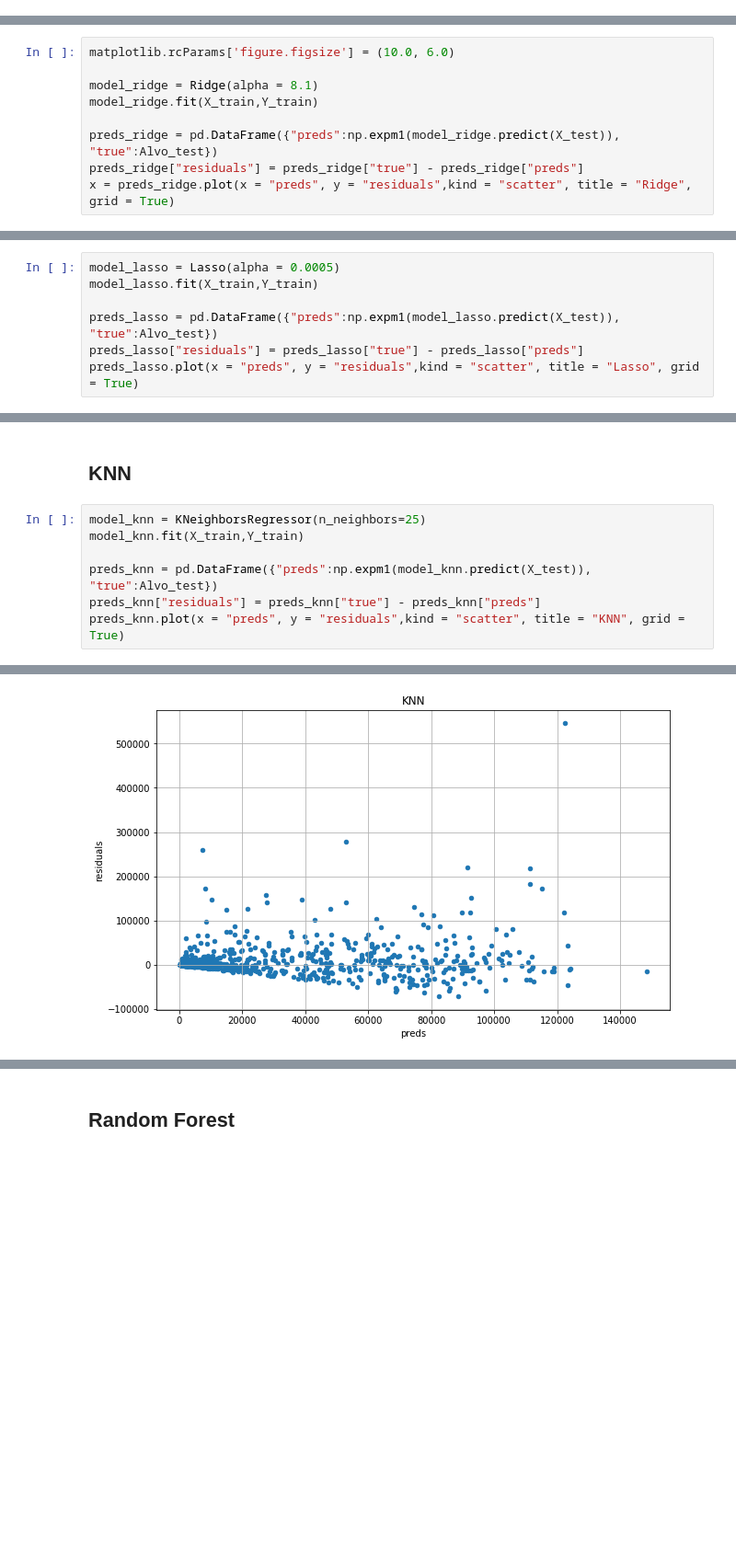
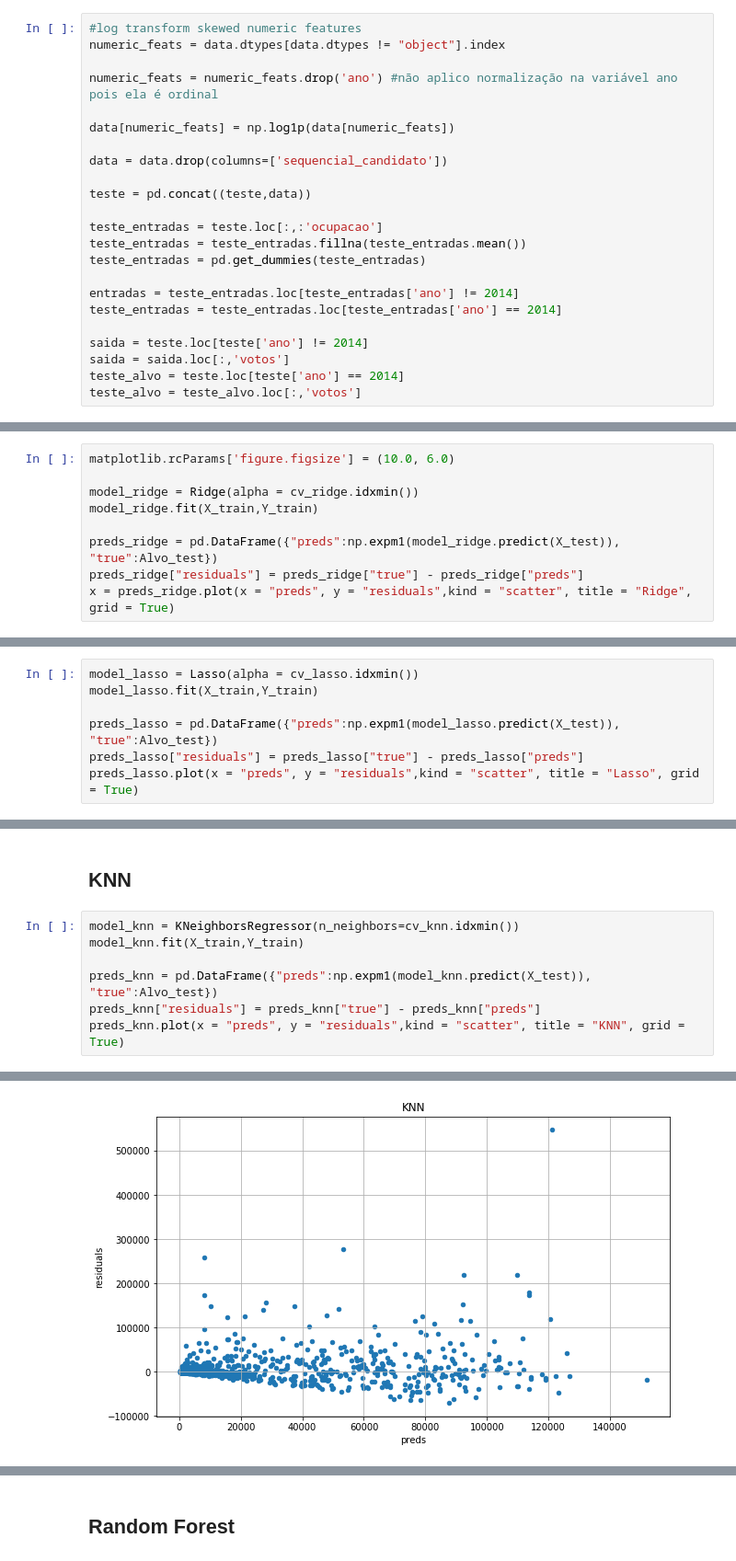
Before and after one commit to RenatoEly/aprendizagemDeMaquina, a Jupyter notebook: Ex3/previsão votação de deputados.ipynb, the cells around one changed output, grey strips where cells are left out. Shown at 92% size. Saved outputs shown, nothing was run; the diff lists cells and outputs as text; blank space fills up the shorter version.

```diff
--- a/Ex3/previsão votação de deputados.ipynb
+++ b/Ex3/previsão votação de deputados.ipynb
@@ -65,3 +65,26 @@ data = data.drop(columns=['sequencial_candidato'])
+# %%
+#log transform skewed numeric features
+numeric_feats = data.dtypes[data.dtypes != "object"].index
+
+numeric_feats = numeric_feats.drop('ano') #não aplico normalização na variável ano pois ela é ordinal
+
+data[numeric_feats] = np.log1p(data[numeric_feats])
+
+data = data.drop(columns=['sequencial_candidato'])
+
+teste = pd.concat((teste,data))
+
+teste_entradas = teste.loc[:,:'ocupacao']
+teste_entradas = teste_entradas.fillna(teste_entradas.mean())
+teste_entradas = pd.get_dummies(teste_entradas)
+
+entradas = teste_entradas.loc[teste_entradas['ano'] != 2014]
+teste_entradas = teste_entradas.loc[teste_entradas['ano'] == 2014]
+
+saida = teste.loc[teste['ano'] != 2014]
+saida = saida.loc[:,'votos']
+teste_alvo = teste.loc[teste['ano'] == 2014]
+teste_alvo = teste_alvo.loc[:,'votos']
 # %% [markdown]
 Aplicando normalização em todas as variáveis numéricas, exceto ano, pois apesar de ela ser um número, a considerei ordinal em vez de numérica.
 # %%
@@ -206,7 +224,7 @@ Aplicando função para retornar os dados de teste para escala original, para ca
 # %%
 matplotlib.rcParams['figure.figsize'] = (10.0, 6.0)
 
-model_ridge = Ridge(alpha = 8.1)
+model_ridge = Ridge(alpha = cv_ridge.idxmin())
 model_ridge.fit(X_train,Y_train)
 
 preds_ridge = pd.DataFrame({"preds":np.expm1(model_ridge.predict(X_test)), "true":Alvo_test})
@@ -224,7 +242,7 @@ O rmse na validação do modelo Ridge é 32681.2551279803
 # %% [markdown]
 ## Lasso
 # %%
-model_lasso = Lasso(alpha = 0.0005)
+model_lasso = Lasso(alpha = cv_lasso.idxmin())
 model_lasso.fit(X_train,Y_train)
 
 preds_lasso = pd.DataFrame({"preds":np.expm1(model_lasso.predict(X_test)), "true":Alvo_test})
@@ -241,15 +259,15 @@ O rmse na validação do modelo Lasso é 32701.477739934096
 # %% [markdown]
 ## KNN
 # %%
-model_knn = KNeighborsRegressor(n_neighbors=25)
+model_knn = KNeighborsRegressor(n_neighbors=cv_knn.idxmin())
 model_knn.fit(X_train,Y_train)
 
 preds_knn = pd.DataFrame({"preds":np.expm1(model_knn.predict(X_test)), "true":Alvo_test})
 preds_knn["residuals"] = preds_knn["true"] - preds_knn["preds"]
 preds_knn.plot(x = "preds", y = "residuals",kind = "scatter", title = "KNN", grid = True)
 # %% [output]
 <matplotlib.axes._subplots.AxesSubplot at 0x...>
-[figure, old version]
+[figure, new version]
 # %%
 rmse = np.sqrt(mean_squared_error(preds_knn["true"],preds_knn["preds"]))
 print("O rmse na validação do modelo KNN é {0}".format(rmse))
```
Also changed, not shown: parts of 16 cells of this notebook.
